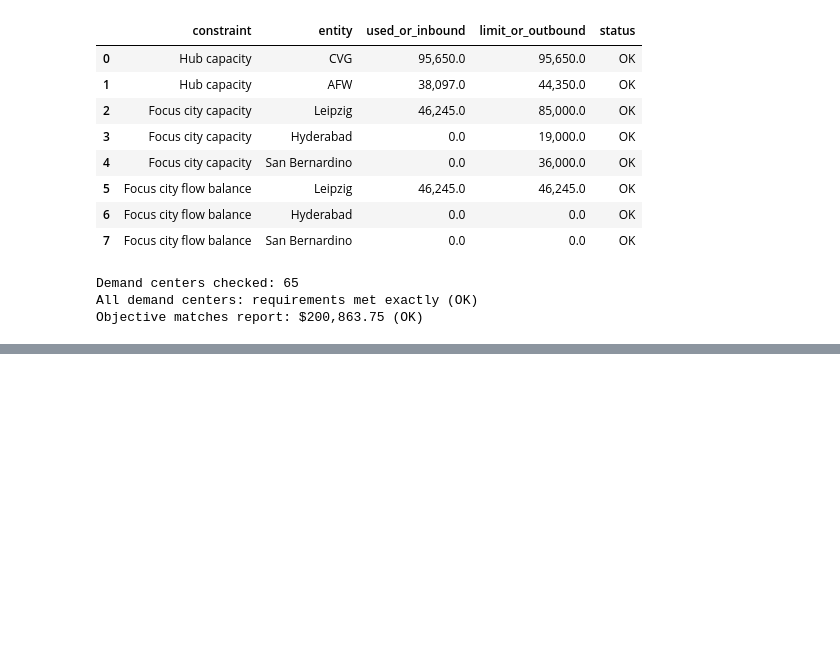
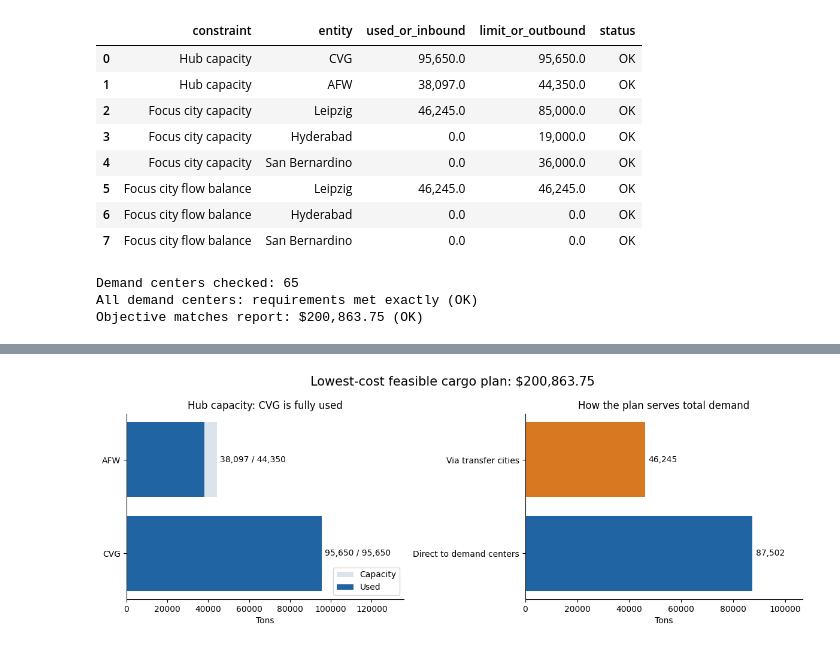
Before and after one commit to JesseCoggins/cargo-network-optimization, a Jupyter notebook: notebooks/optimization.ipynb, the cells around one changed output, grey strips where cells are left out. Cells and saved outputs as stored; diff of their text form; code cells hidden in the pictures; blank space fills up the shorter version.

Commit message:
Add solved shipping-plan chart and saved notebook output

```diff
--- a/notebooks/optimization.ipynb
+++ b/notebooks/optimization.ipynb
@@ -422,0 +427,36 @@ Objective matches report: $200,863.75 (OK)
+# %%
+from pathlib import Path
+import matplotlib.pyplot as plt
+from pulp import value
+
+hub_used = {h: sum(value(y[h][d]) for d in flattened_centers) + sum(value(x[h][f]) for f in focus_cities) for h in hubs}
+direct_tons = sum(value(y[h][d]) for h in hubs for d in flattened_centers)
+transfer_tons = sum(value(x[h][f]) for h in hubs for f in focus_cities)
+fig, axes = plt.subplots(1, 2, figsize=(12, 4.4))
+hub_names = list(hubs)
+capacities = [hubs[h]["capacity"] for h in hub_names]
+axes[0].barh(hub_names, capacities, color="#dbe4ed", label="Capacity")
+axes[0].barh(hub_names, [hub_used[h] for h in hub_names], color="#2064a3", label="Used")
+for i, h in enumerate(hub_names):
+    axes[0].text(capacities[i] + 1500, i, f"{hub_used[h]:,.0f} / {capacities[i]:,.0f}", va="center", fontsize=10)
+axes[0].set_xlim(0, max(capacities) * 1.42)
+axes[0].set_title("Hub capacity: CVG is fully used")
+axes[0].set_xlabel("Tons")
+axes[0].legend(loc="lower right")
+routes = ["Direct to demand centers", "Via transfer cities"]
+axes[1].barh(routes, [direct_tons, transfer_tons], color=["#2064a3", "#d87922"])
+for i, tons in enumerate([direct_tons, transfer_tons]):
+    axes[1].text(tons + 1200, i, f"{tons:,.0f}", va="center")
+axes[1].set_xlim(0, direct_tons * 1.22)
+axes[1].set_title("How the plan serves total demand")
+axes[1].set_xlabel("Tons")
+for ax in axes:
+    ax.spines[["top", "right"]].set_visible(False)
+fig.suptitle(f"Lowest-cost feasible cargo plan: ${value(prob.objective):,.2f}", fontsize=15)
+fig.tight_layout()
+asset_dir = Path("../assets") if Path.cwd().name == "notebooks" else Path("assets")
+asset_dir.mkdir(exist_ok=True)
+fig.savefig(asset_dir / "optimal-shipping-plan.png", dpi=160, bbox_inches="tight")
+plt.show()
+# %% [output]
+[figure, added]
```
Also changed, not shown: parts of 11 cells of this notebook, 3 other files.
